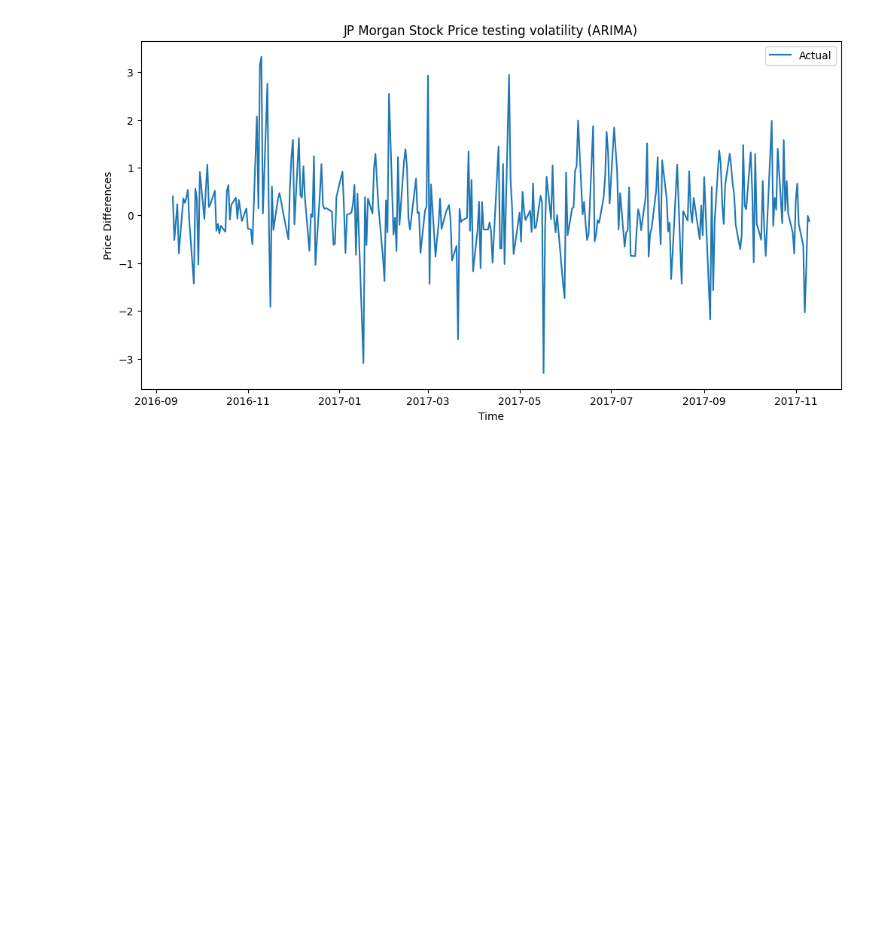
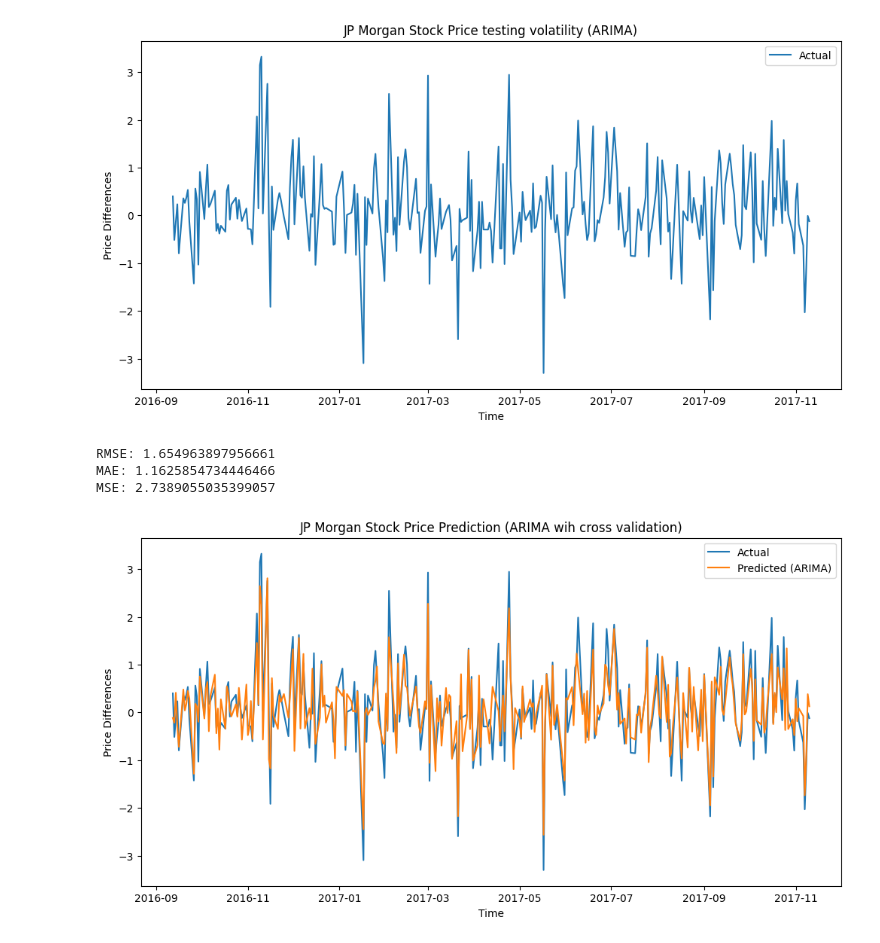
Before and after one commit to AdamChoong0095/NUS-Stock-Data, a Jupyter notebook: Stock_price_prediction.ipynb, the cells around one changed output. Saved outputs shown, nothing was run; the diff lists cells and outputs as text; code cells hidden in the pictures; blank space fills up the shorter version.

```diff
--- a/Stock_price_prediction.ipynb
+++ b/Stock_price_prediction.ipynb
@@ -267,9 +267,9 @@ def evaluate_arima_model(X_train, y_train, X_test, y_test, order):
 
     # Make predictions on the testing data
     predictions = model_fit.predict(start=len(y_train), end=len(y_train) + len(y_test) - 1, exog=X_test)  # Include exog for predictions
-    rmse = mean_squared_error(y_test, predictions, squared=False)  # Calculate RMSE
+    mse = mean_squared_error(y_test, predictions, squared=True)  # Calculate RMSE
 
-    return order, rmse  # Return order and RMSE
+    return order, mse  # Return order and MSE
   except Exception as e:
     print(f"Error with order {order}: {e}")  # Print error message
     return None  # Return None for failed configurations
@@ -292,7 +292,7 @@ def grid_search_arima_parallel(X_train, y_train, p_values, d_values, q_values,n_
     """
 
     best_order = None
-    best_rmse = float('inf')
+    best_mse = float('inf')
     tscv = TimeSeriesSplit(n_splits=n_splits)
 
     # Create a list of all hyperparameter combinations
@@ -315,8 +315,7 @@ def grid_search_arima_parallel(X_train, y_train, p_values, d_values, q_values,n_
 
     # Filter out failed configurations and find the best model
     valid_results = [result for result in results if result is not None]
-    print(valid_results)
     if valid_results:
-        best_order, best_rmse = min(valid_results, key=lambda x: x[1])
+        best_order, best_mse = min(valid_results, key=lambda x: x[1])
 
-    return best_order, best_rmse
+    return best_order, best_mse
@@ -720,3 +703,42 @@ plt.legend()
 plt.show()
 # %% [output]
 [figure]
+# %%
+#cross validate
+best_order,best_rmse=grid_search_arima_parallel(
+    X_train=X_train,
+    y_train=y_train,
+    p_values=range(4),
+    d_values=range(4),
+    q_values=range(4),
+    n_jobs=-1,
+    n_splits=3,
+)
+# %%
+model = ARIMA(y_train, exog=X_train, order=best_order) # Include exog for features
+model_fit = model.fit()
+# Make predictions on the testing data
+predictions = model_fit.predict(start=len(y_train), end=len(y_train) + len(y_test) - 1, exog=X_test)  # Include exog for predictions
+
+rmse = mean_squared_error(aapl_test['close_diff'], predictions, squared=False)
+mae = mean_absolute_error(aapl_test['close_diff'], predictions)
+mse = mean_squared_error(aapl_test['close_diff'], predictions)
+mape = mean_absolute_percentage_error(aapl_test['close_diff'], predictions)
+
+# Print the evaluation metrics
+print(f'RMSE: {rmse}')
+print(f'MAE: {mae}')
+print(f'MSE: {mse}')
+plt.figure(figsize=(12, 6))
+plt.plot(jpm_test['Date'],jpm_test['close_diff'], label='Actual')
+plt.plot(jpm_test['Date'],predictions, label='Predicted (ARIMA)')
+plt.title('JP Morgan Stock Price Prediction (ARIMA wih cross validation)')
+plt.xlabel('Time')
+plt.ylabel('Price Differences')
+plt.legend()
+plt.show()
+# %% [output]
+RMSE: 1.654963897956661
+MAE: 1.1625854734446466
+MSE: 2.7389055035399057
+[figure, added]
```
Also changed, not shown: parts of 16 cells of this notebook.
